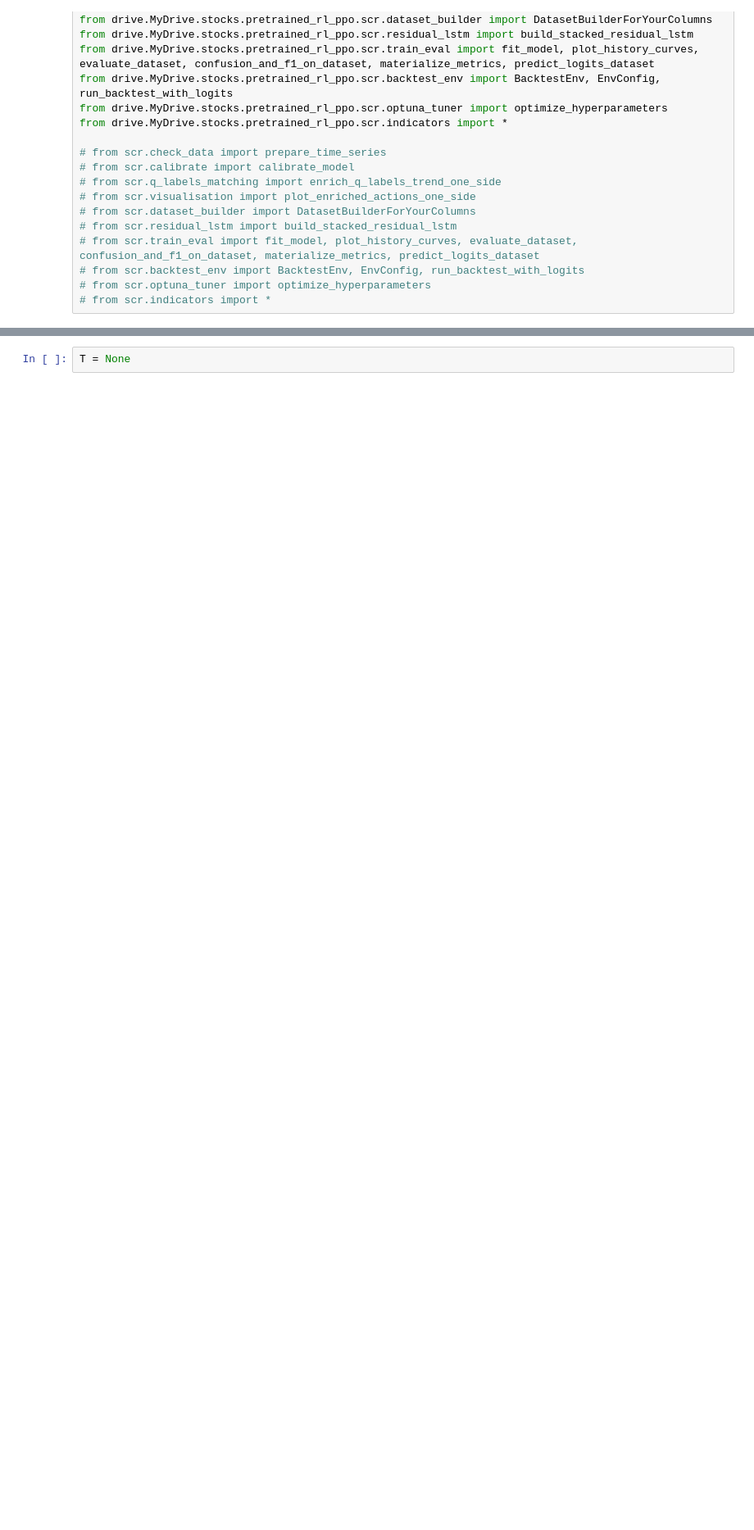
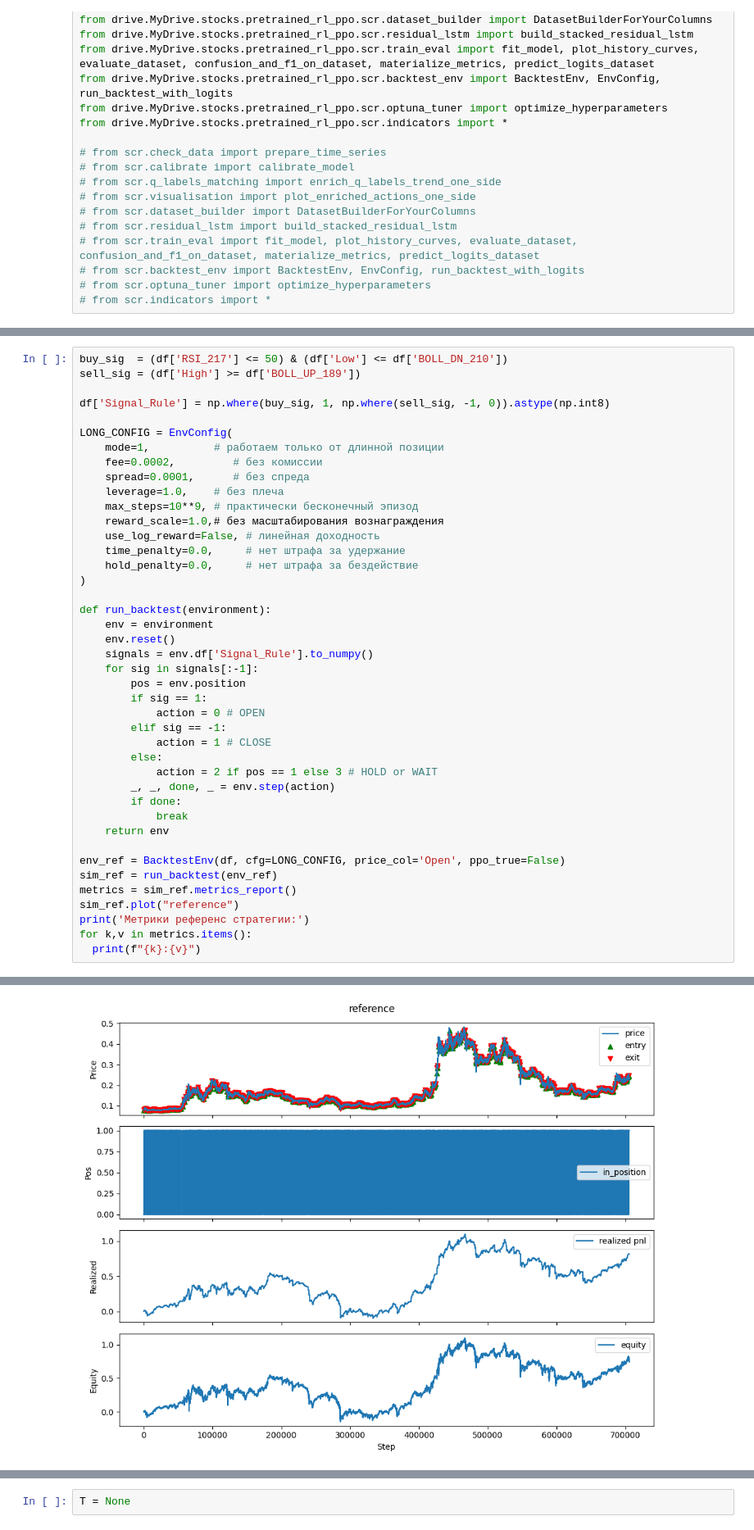
Before and after one commit to SIA86/pretrained_rl_ppo_model, a Jupyter notebook: main.ipynb, the cells around one changed output, grey strips where cells are left out. Shown: that part at 82% size. Saved outputs shown, nothing was run; the diff lists cells and outputs as text; blank space fills up the shorter version.

```diff
--- a/main.ipynb
+++ b/main.ipynb
@@ -164,0 +242,43 @@ optimize_ref_strategy_hyperparameters(df[-300000:], n_trials=20)
+# %%
+buy_sig  = (df['RSI_217'] <= 50) & (df['Low'] <= df['BOLL_DN_210'])
+sell_sig = (df['High'] >= df['BOLL_UP_189'])
+
+df['Signal_Rule'] = np.where(buy_sig, 1, np.where(sell_sig, -1, 0)).astype(np.int8)
+
+LONG_CONFIG = EnvConfig(
+    mode=1,          # работаем только от длинной позиции
+    fee=0.0002,         # без комиссии
+    spread=0.0001,      # без спреда
+    leverage=1.0,    # без плеча
+    max_steps=10**9, # практически бесконечный эпизод
+    reward_scale=1.0,# без масштабирования вознаграждения
+    use_log_reward=False, # линейная доходность
+    time_penalty=0.0,     # нет штрафа за удержание
+    hold_penalty=0.0,     # нет штрафа за бездействие
+)
+
+def run_backtest(environment):
+    env = environment
+    env.reset()
+    signals = env.df['Signal_Rule'].to_numpy()
+    for sig in signals[:-1]:
+        pos = env.position
+        if sig == 1:
+            action = 0 # OPEN
+        elif sig == -1:
+            action = 1 # CLOSE
+        else:
+            action = 2 if pos == 1 else 3 # HOLD or WAIT
+        _, _, done, _ = env.step(action)
+        if done:
+            break
+    return env
+
+env_ref = BacktestEnv(df, cfg=LONG_CONFIG, price_col='Open', ppo_true=False)
+sim_ref = run_backtest(env_ref)
+metrics = sim_ref.metrics_report()
+sim_ref.plot("reference")
+print('Метрики референс стратегии:')
+for k,v in metrics.items():
+  print(f"{k}:{v}")
+# %% [output]
@@ -165,2 +301,3 @@ optimize_ref_strategy_hyperparameters(df[-300000:], n_trials=20)
+[figure, added]
 # %%
 # @title Параметры
```
Also changed, not shown: parts of 20 cells of this notebook, 5 other files.
